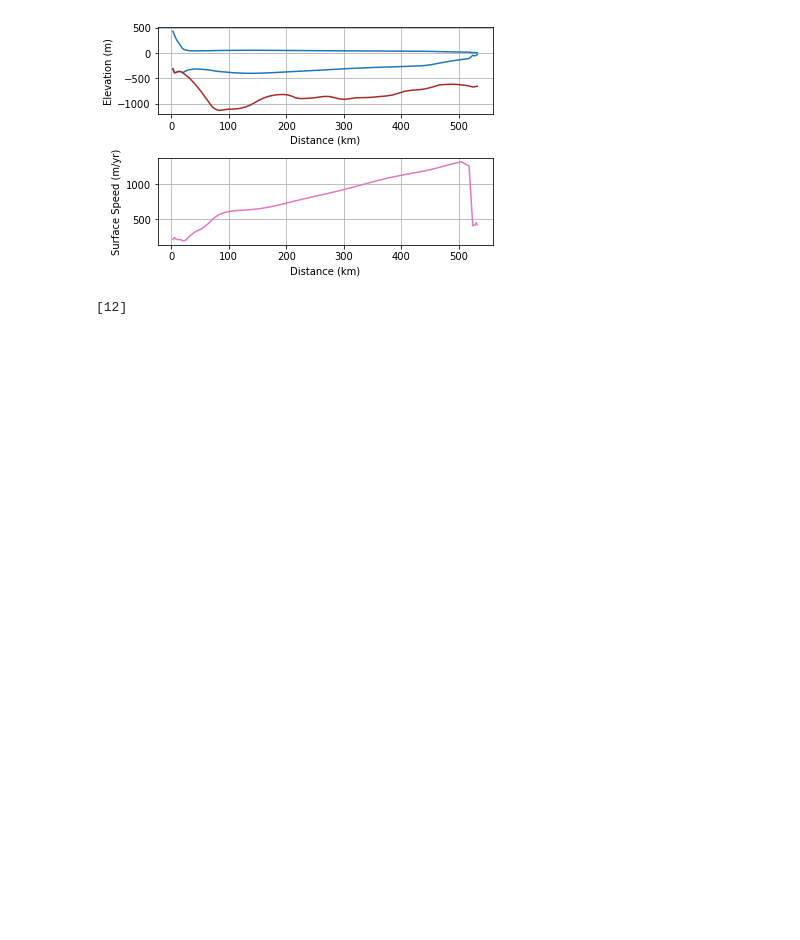
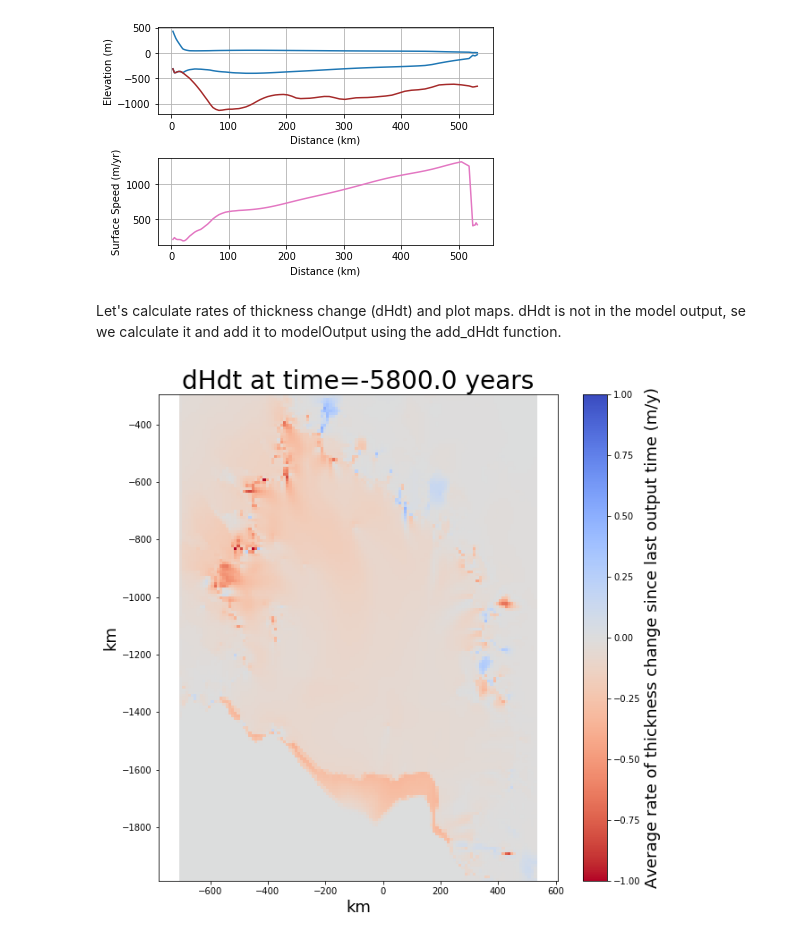
Before and after one commit to trhille/PSUICE_analysis, a Jupyter notebook: PSUICE_analysis_tutorial.ipynb, the cells around one changed output. Cells and saved outputs as stored; diff of their text form; code cells hidden in the pictures; blank space fills up the shorter version.

Commit message:
Add function to calculate dHdt
Function called add_dHdt. Also update tutorial notebook to show usage example.

```diff
--- a/PSUICE_analysis_tutorial.ipynb
+++ b/PSUICE_analysis_tutorial.ipynb
@@ -255,4 +256,9 @@ res = [i for i, val in enumerate(timeLevel) if val]
-# %%
-res
-# %% [output]
-[12]
+# %% [markdown]
+Let's calculate rates of thickness change (dHdt) and plot maps. dHdt is not in the model output, se we calculate it and add it to modelOutput using the add_dHdt function.
+# %%
+modelOutput,modelVarsInfo = PSUICE_analysis.add_dHdt(modelOutput, modelVarsInfo)
+# %%
+dHdtFig, dHdtAx = PSUICE_analysis.plot_maps(modelOutput, modelVarsInfo, varName='dHdt',
+                                    logScale=False, cmap='coolwarm_r', modelTime=-5800, vmin=-1, vmax=1)
+# %% [output]
+[figure, added]
```
Also changed, not shown: parts of 5 cells of this notebook, 1 other file.
